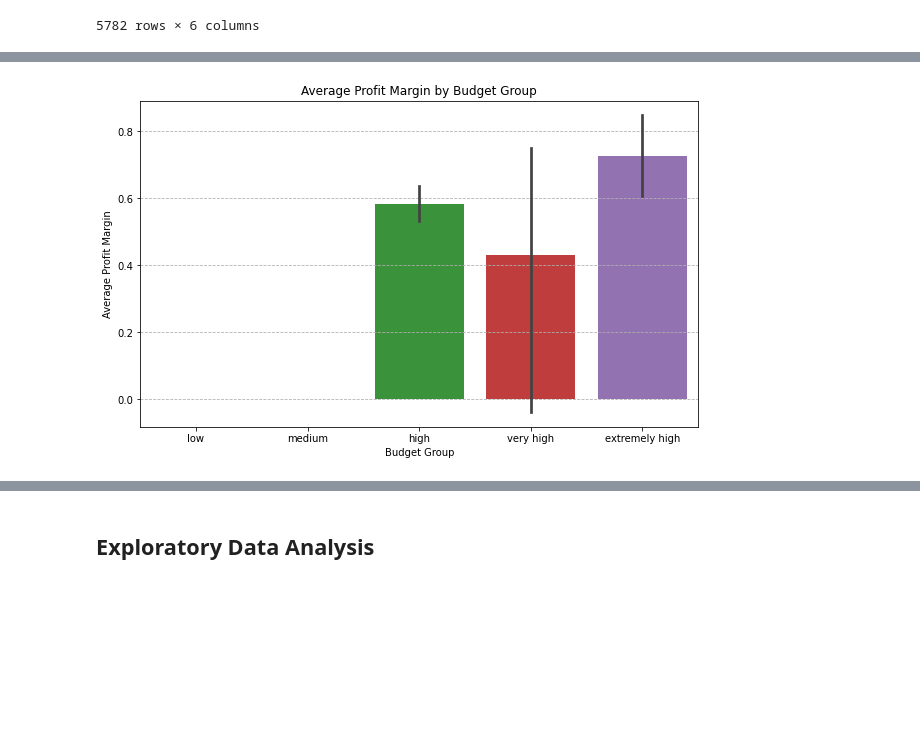
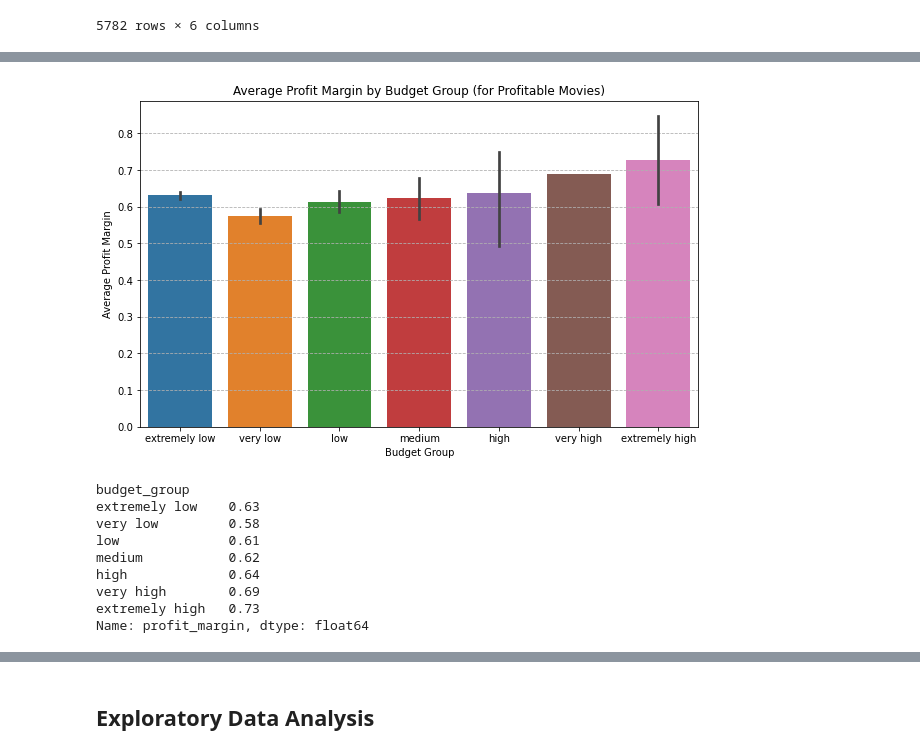
Before and after one commit to morgannash1/movie_analysis_project, a Jupyter notebook: notebook.ipynb, the cells around one changed output, grey strips where cells are left out. Cells and saved outputs as stored; diff of their text form; code cells hidden in the pictures; blank space fills up the shorter version.

Commit message:
notebook/added more budget/profit plots

```diff
--- a/notebook.ipynb
+++ b/notebook.ipynb
@@ -795,7 +795,7 @@ print(tn_df_sorted)
 [5782 rows x 12 columns]
 # %%
 #create budget bins and plot to see if spending more on budget means a movie will make more
-bins = pd.cut(tn_df['adjusted_budget'], bins=5, labels=['low', 'medium', 'high', 'very high', 'extremely high'])
+bins = pd.cut(tn_df['adjusted_budget'], bins=7, labels=['extremely low', 'very low', 'low', 'medium', 'high', 'very high', 'extremely high'])
 tn_df['budget_group'] = bins
 
 # Calculate the average profit for each budget group
@@ -819,0 +822,2 @@ Name: adjusted_profit, dtype: float64
+# %%
+profitable_tn_df= tn_df[tn_df['profit_margin'] >= 0]
@@ -820,10 +846,22 @@ Name: adjusted_profit, dtype: float64
 # %%
 plt.figure(figsize=(10, 6))
-sns.barplot(x='budget_group', y='profit_margin', data=tn_df)
-plt.title('Average Profit Margin by Budget Group')
+ax = sns.barplot(x='budget_group', y='profit_margin', data=profitable_tn_df)
+plt.title('Average Profit Margin by Budget Group (for Profitable Movies)')
 plt.xlabel('Budget Group')
 plt.ylabel('Average Profit Margin')
 plt.grid(axis='y', linestyle='--') # Add a subtle grid for better readability
 plt.show()
+
+average_profit_margin_by_budget = profitable_tn_df.groupby('budget_group')['profit_margin'].mean()
+print(average_profit_margin_by_budget)
 # %% [output]
-[figure, old version]
+[figure, new version]
+budget_group
+extremely low    0.63
+very low         0.58
+low              0.61
+medium           0.62
+high             0.64
+very high        0.69
+extremely high   0.73
+Name: profit_margin, dtype: float64
```
Also changed, not shown: parts of 5 cells of this notebook.
